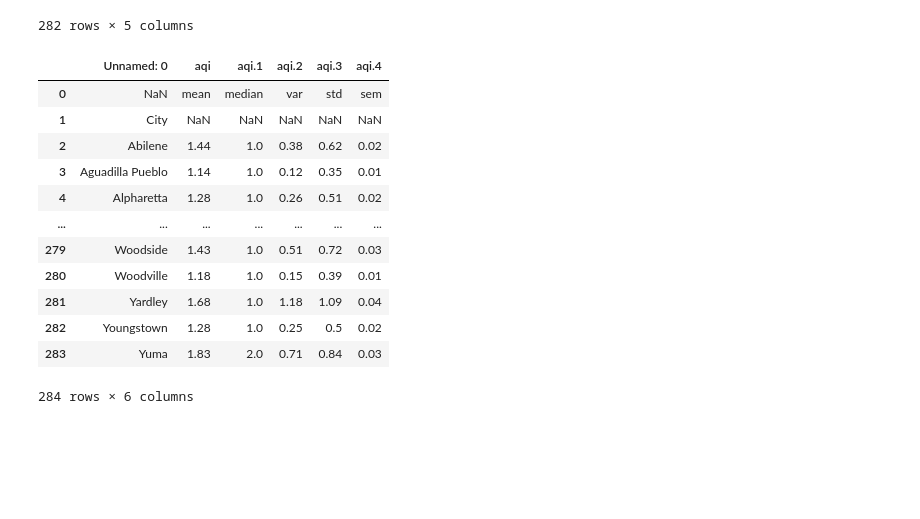
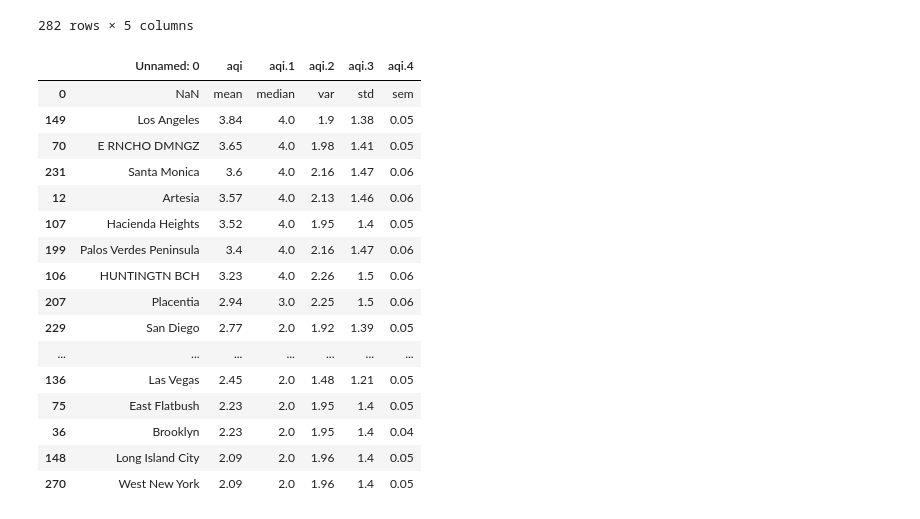
Before and after one commit to khartmann5/Project_01, a Jupyter notebook: Air_Quality_Data.ipynb, the cells around one changed output. Saved outputs shown, nothing was run; the diff lists cells and outputs as text; code cells hidden in the pictures; blank space fills up the shorter version.

```diff
--- a/Air_Quality_Data.ipynb
+++ b/Air_Quality_Data.ipynb
@@ -183,19 +183,23 @@ collected_measurements_df.to_csv("Resources/Collected_Pollution_Measurements.csv
 summary_df.to_csv("Resources/StatSummary.csv", encoding="utf-8", index=True)
 # %%
 readSummary_df = pd.read_csv("Resources/StatSummary.csv")
-readSummary = readSummary_df.sort_values(by='aqi', ascending=True)
-readSummary_df
+readSummary_df = readSummary_df.sort_values(by='aqi', ascending=False)
+readSummary_df.head(20)
 # %% [output]
 |  | Unnamed: 0 | aqi | aqi.1 | aqi.2 | aqi.3 | aqi.4 |
 | 0 | NaN | mean | median | var | std | sem |
-| 1 | City | NaN | NaN | NaN | NaN | NaN |
-| 2 | Abilene | 1.44 | 1.0 | 0.38 | 0.62 | 0.02 |
-| 3 | Aguadilla Pueblo | 1.14 | 1.0 | 0.12 | 0.35 | 0.01 |
-| 4 | Alpharetta | 1.28 | 1.0 | 0.26 | 0.51 | 0.02 |
+| 149 | Los Angeles | 3.84 | 4.0 | 1.9 | 1.38 | 0.05 |
+| 70 | E RNCHO DMNGZ | 3.65 | 4.0 | 1.98 | 1.41 | 0.05 |
+| 231 | Santa Monica | 3.6 | 4.0 | 2.16 | 1.47 | 0.06 |
+| 12 | Artesia | 3.57 | 4.0 | 2.13 | 1.46 | 0.06 |
+| 107 | Hacienda Heights | 3.52 | 4.0 | 1.95 | 1.4 | 0.05 |
+| 199 | Palos Verdes Peninsula | 3.4 | 4.0 | 2.16 | 1.47 | 0.06 |
+| 106 | HUNTINGTN BCH | 3.23 | 4.0 | 2.26 | 1.5 | 0.06 |
+| 207 | Placentia | 2.94 | 3.0 | 2.25 | 1.5 | 0.06 |
+| 229 | San Diego | 2.77 | 2.0 | 1.92 | 1.39 | 0.05 |
 | ... | ... | ... | ... | ... | ... | ... |
-| 279 | Woodside | 1.43 | 1.0 | 0.51 | 0.72 | 0.03 |
-| 280 | Woodville | 1.18 | 1.0 | 0.15 | 0.39 | 0.01 |
-| 281 | Yardley | 1.68 | 1.0 | 1.18 | 1.09 | 0.04 |
-| 282 | Youngstown | 1.28 | 1.0 | 0.25 | 0.5 | 0.02 |
-| 283 | Yuma | 1.83 | 2.0 | 0.71 | 0.84 | 0.03 |
+| 136 | Las Vegas | 2.45 | 2.0 | 1.48 | 1.21 | 0.05 |
+| 75 | East Flatbush | 2.23 | 2.0 | 1.95 | 1.4 | 0.05 |
+| 36 | Brooklyn | 2.23 | 2.0 | 1.95 | 1.4 | 0.04 |
+| 148 | Long Island City | 2.09 | 2.0 | 1.96 | 1.4 | 0.05 |
+| 270 | West New York | 2.09 | 2.0 | 1.96 | 1.4 | 0.05 |
-284 rows × 6 columns
```
Also changed, not shown: parts of 5 cells of this notebook.
